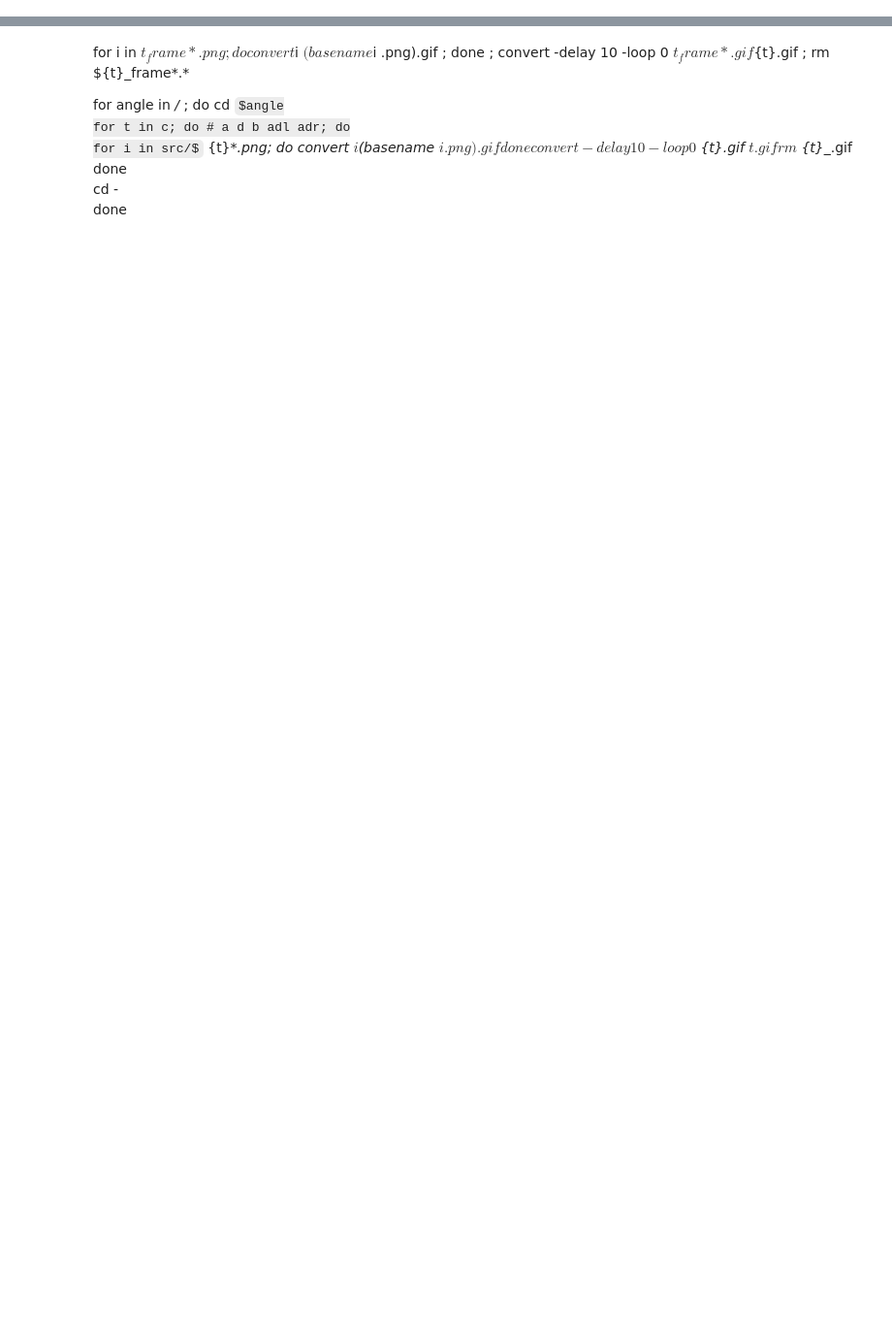
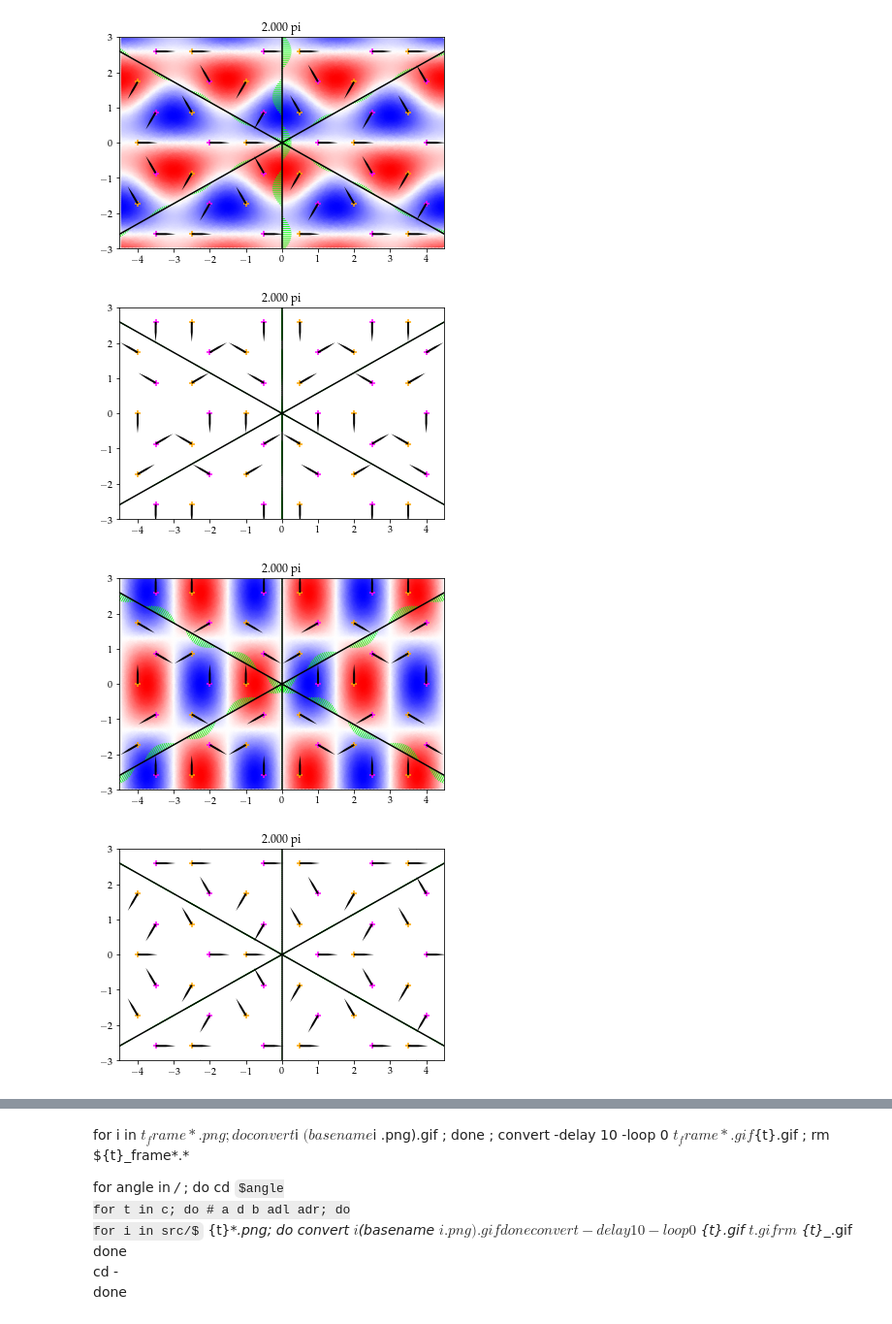
Before and after one commit to texnokrates/qpms-ipynotebooks, a Jupyter notebook: Untitled Folder 1/Irreps and Plane waves in hexagonal lattice.ipynb, the cells around one changed output, grey strips where cells are left out. Shown at 97% size. Saved outputs shown, nothing was run; the diff lists cells and outputs as text; code cells hidden in the pictures; some formulas as TeX source; blank space fills up the shorter version.

```diff
--- a/Untitled Folder 1/Irreps and Plane waves in hexagonal lattice.ipynb
+++ b/Untitled Folder 1/Irreps and Plane waves in hexagonal lattice.ipynb
@@ -422,0 +221,12 @@ kpointplanewaves(phases=(pp,pp,pp,pp,pp,pp),
+# %%
+for typ in bfacs.keys():
+  for transversal in [True, False]:
+    anim=kpointplanewaves(gphase=np.linspace(0,2*np.pi,150)
+                 , facs=bfacs[typ], wscale=20, ascale=10, transversal=transversal)['anim']
+    anim.save('/home/mmn/hexx/K1_%s_%s.gif' % ('trans' if transversal else 'long', typ), fps=15, writer='imagemagick',# codec='libx264'
+             )
+# %% [output]
+[figure, added]
+[figure, added]
+[figure, added]
+[figure, added]
```
Also changed, not shown: parts of 32 cells of this notebook, 2 other files.
